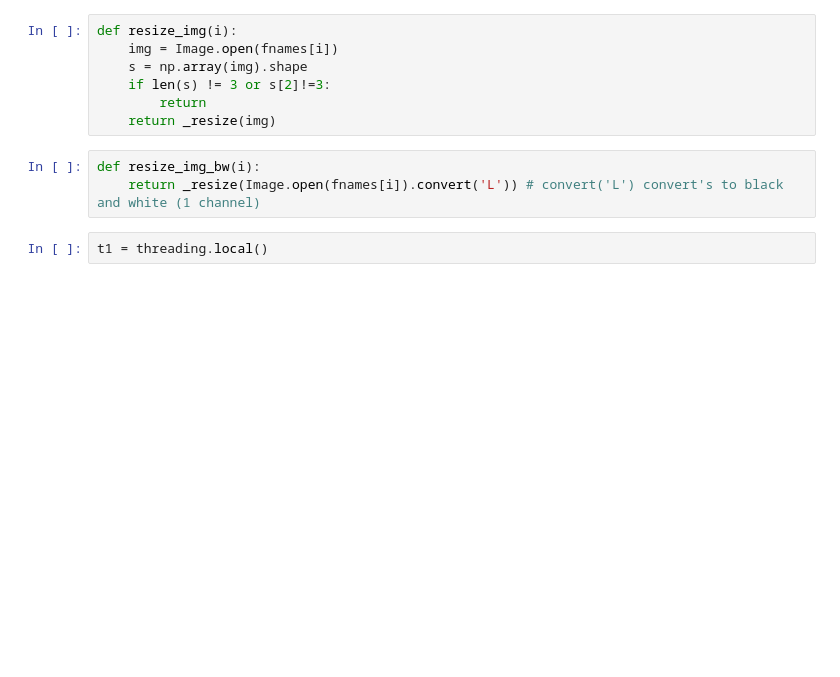
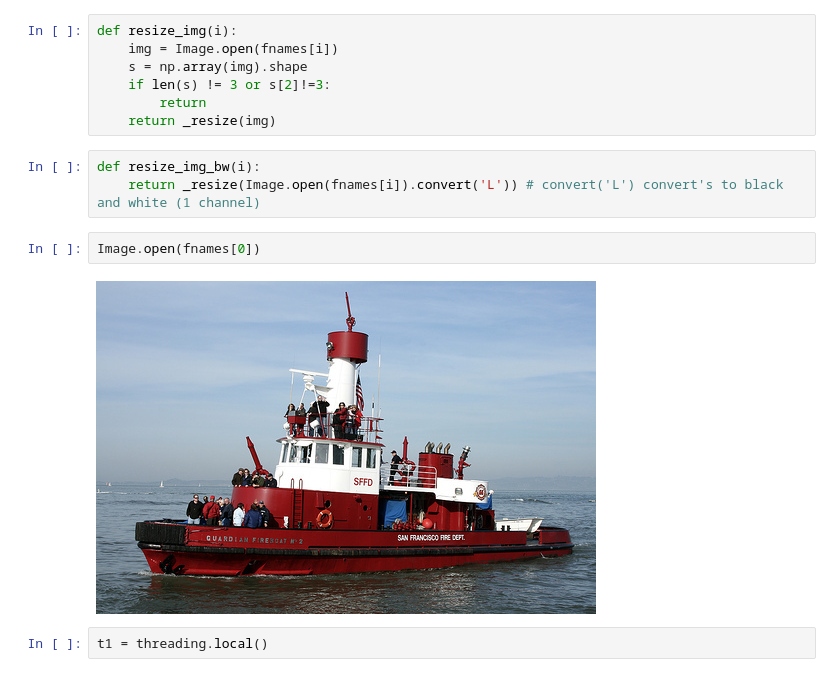
Before and after one commit to AALEKH/DeVISE, a Jupyter notebook: DeVISE.ipynb, the cells around one changed output. Cells and saved outputs as stored; diff of their text form; blank space fills up the shorter version.

```diff
--- a/DeVISE.ipynb
+++ b/DeVISE.ipynb
@@ -223,6 +153,10 @@ def resize_img(i):
 # %%
 def resize_img_bw(i):
     return _resize(Image.open(fnames[i]).convert('L')) # convert('L') convert's to black and white (1 channel)
+# %%
+Image.open(fnames[0])
+# %% [output]
+[figure, added]
 # %%
 t1 = threading.local()
 # %%
```
Also changed, not shown: parts of 54 cells of this notebook.
